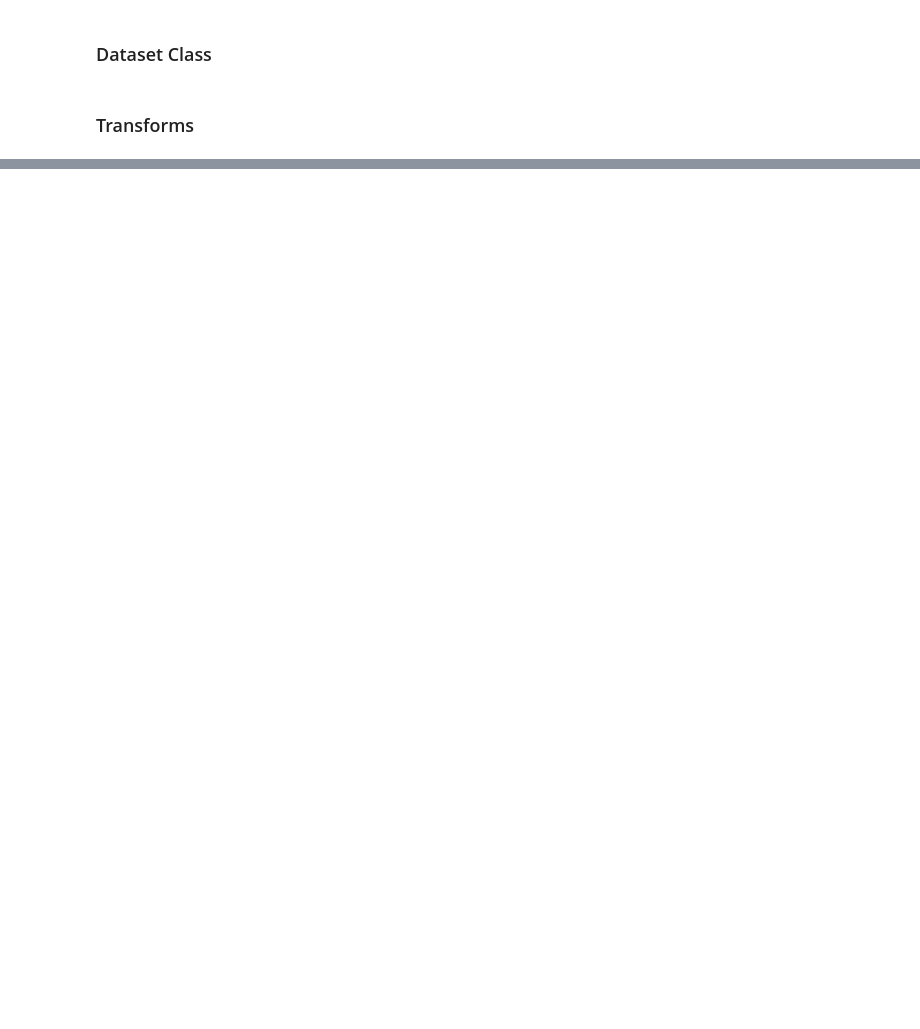
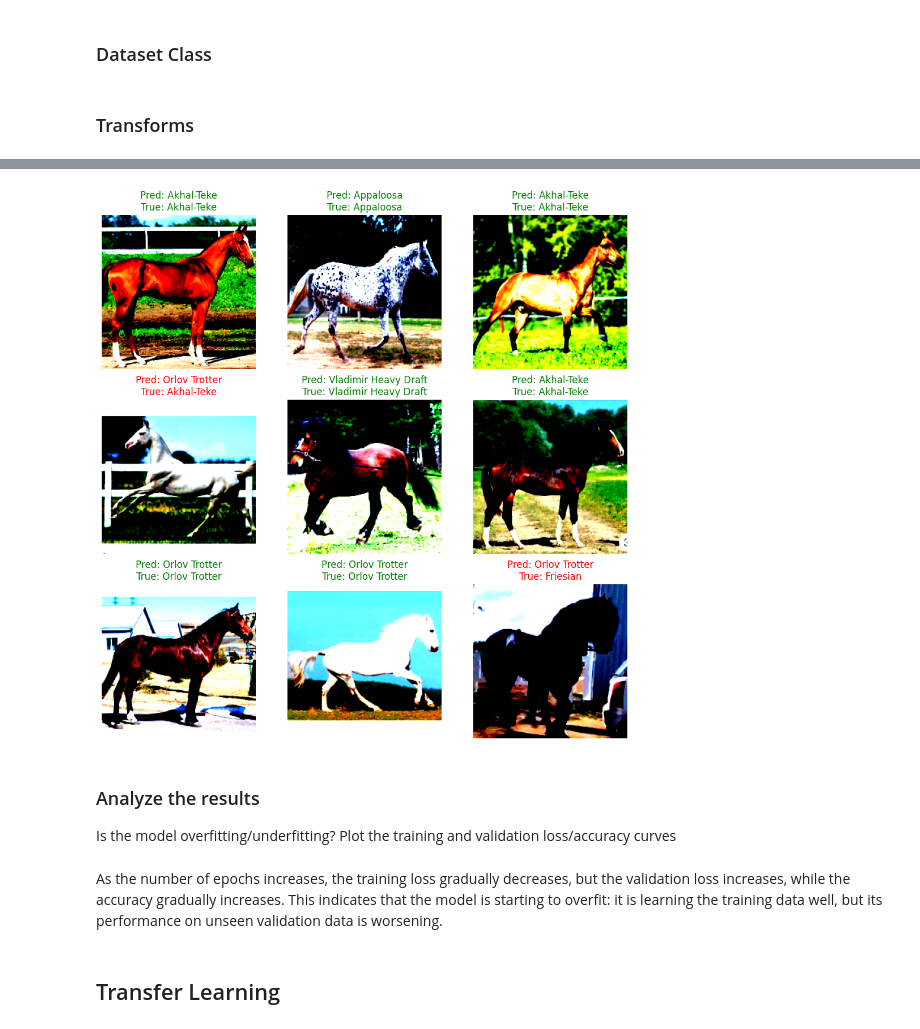
Before and after one commit to Arwa787/week4, a Jupyter notebook: W4_DL/project/project.ipynb, the cells around one changed output, grey strips where cells are left out. Saved outputs shown, nothing was run; the diff lists cells and outputs as text; code cells hidden in the pictures; blank space fills up the shorter version.

```diff
--- a/W4_DL/project/project.ipynb
+++ b/W4_DL/project/project.ipynb
@@ -89,0 +518,18 @@ basic_transform = transforms.Compose([
+# %%
+visualise_predictions(
+    model=trained_model,
+    data_loader=val_loader,
+    class_names=class_names,
+    device=device,
+    grid=(3, 3)
+)
+# %% [output]
+[figure, added]
+# %% [markdown]
+### Analyze the results
+Is the model overfitting/underfitting?
+Plot the training and validation loss/accuracy curves
+# %% [markdown]
+As the number of epochs increases, the training loss gradually decreases, but the validation loss increases, while the accuracy gradually increases. This indicates that the model is starting to overfit: it is learning the training data well, but its performance on unseen validation data is worsening.
+# %% [markdown]
+## Transfer Learning
```
Also changed, not shown: parts of 38 cells of this notebook.
